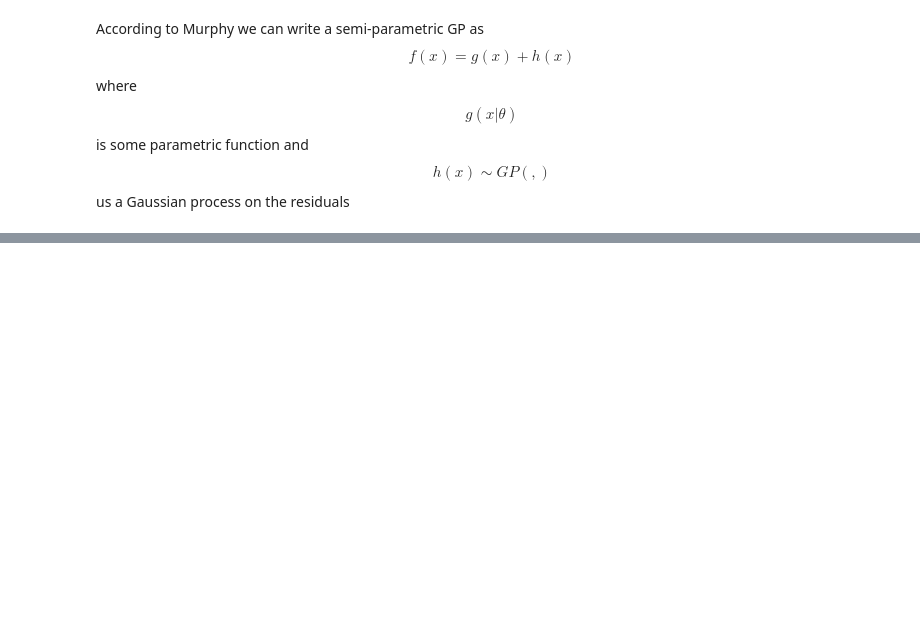
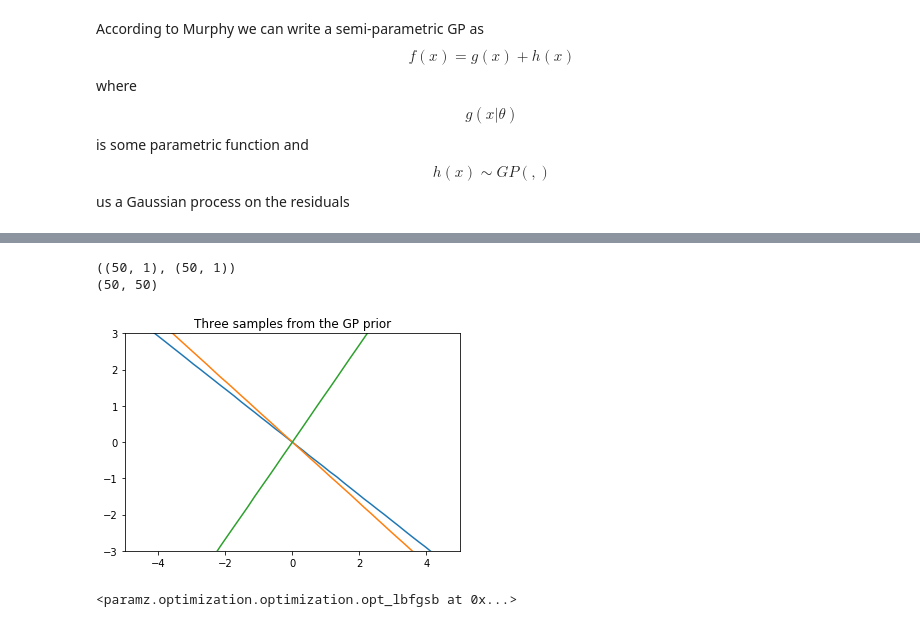
Before and after one commit to gcgibson/ssvgd, a Jupyter notebook: semiparametricgp.ipynb, the cells around one changed output, grey strips where cells are left out. Saved outputs shown, nothing was run; the diff lists cells and outputs as text; code cells hidden in the pictures; blank space fills up the shorter version.

```diff
--- a/semiparametricgp.ipynb
+++ b/semiparametricgp.ipynb
@@ -57,0 +45,45 @@ print (time_series)
+# %%
+import numpy as np
+import matplotlib.pyplot as pl
+
+# Test data
+n = 50
+Xtest = np.linspace(-5, 5, n).reshape(-1,1)
+
+# Define the kernel function
+def kernel(a, b, param):
+    print (a.shape,b.shape)
+    sqdist = a.transpose()*b
+    print (sqdist.shape)
+    return sqdist
+
+param = 0.1
+K_ss = kernel(Xtest, Xtest, param)
+
+# Get cholesky decomposition (square root) of the
+# covariance matrix
+L = np.linalg.cholesky(K_ss + 1e-5*np.eye(n))
+# Sample 3 sets of standard normals for our test points,
+# multiply them by the square root of the covariance matrix
+f_prior = np.dot(L, np.random.normal(size=(n,3)))
+
+# Now let's plot the 3 sampled functions.
+pl.plot(Xtest, f_prior)
+pl.axis([-5, 5, -3, 3])
+pl.title('Three samples from the GP prior')
+pl.show()
+# %% [output]
+((50, 1), (50, 1))
+(50, 50)
+[figure, added]
+# %%
+import GPy
+
+m = GPy.models.GPRegression(np.arange(0,100).reshape((-1,1)), time_series.reshape((-1,1)))
+
+    # set the lengthscale to be something sensible (defaults to 1)
+m.kern.lengthscale = 10.
+
+m.optimize('bfgs', max_iters=200)
+# %% [output]
+<paramz.optimization.optimization.opt_lbfgsb at 0x...>
```
Also changed, not shown: parts of 1 cell of this notebook.
